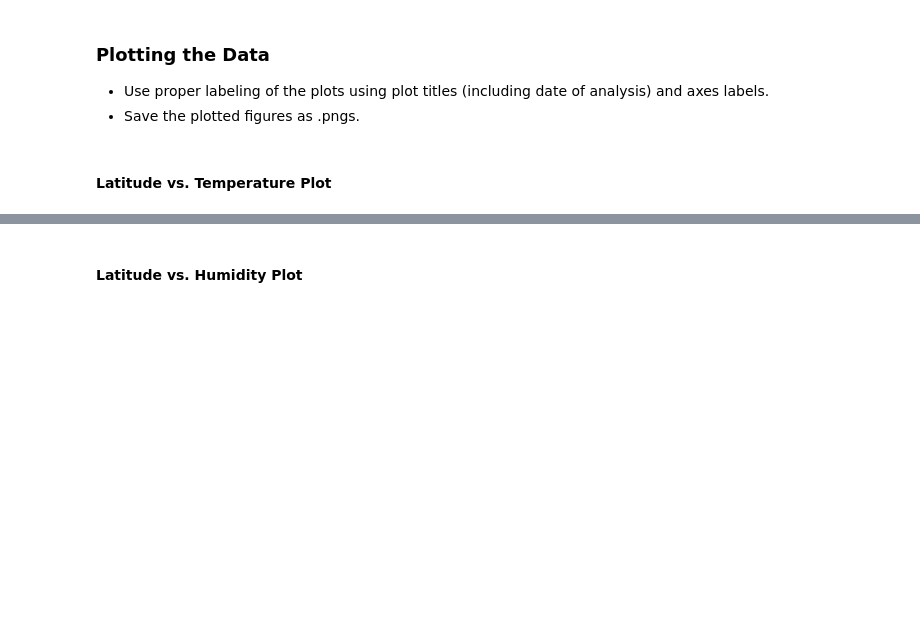
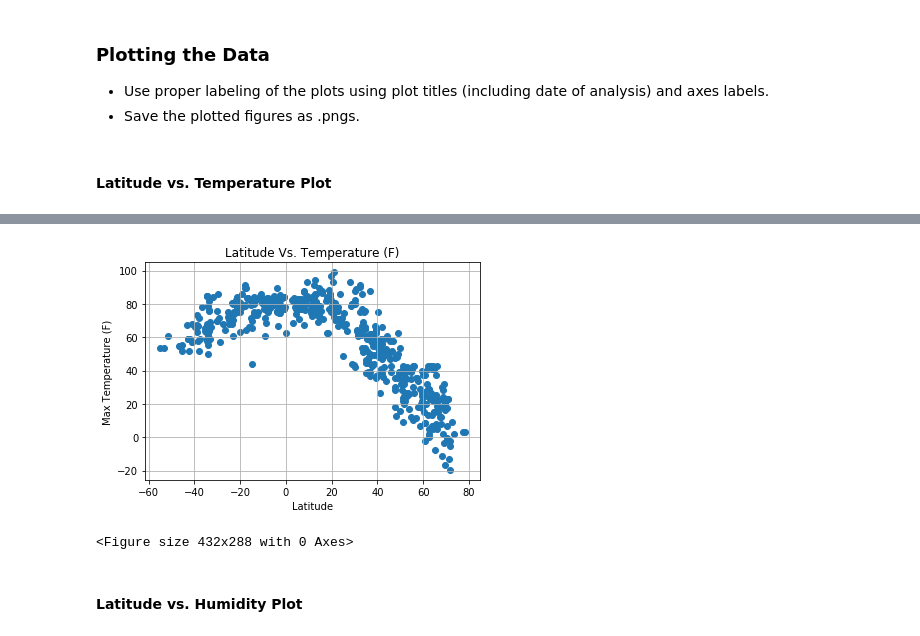
Before and after one commit to michaeltrias/python-api-challenge, a Jupyter notebook: WeatherPy_MCT.ipynb, the cells around one changed output, grey strips where cells are left out. Cells and saved outputs as stored; diff of their text form; code cells hidden in the pictures; blank space fills up the shorter version.

Commit message:
Update
-extract json data
-convert to dataframe
-latitude vs. temperature plot complete

```diff
--- a/WeatherPy_MCT.ipynb
+++ b/WeatherPy_MCT.ipynb
@@ -103,0 +129,18 @@ Processing Record 625 | Itarema
+# %%
+
+
+# with open(output_data_file,"w") as csv_file:
+#     csv_file.write(cities_request)
+#print(city_info)
+
+city_info_df = pd.DataFrame(city_info)
+print(city_info_df.head())
+
+#Temperature in Kelvin, need to convert fo Farenheit
+#tk*9/5 - 459.67
+
+city_info_df["Max Temp"] = (city_info_df["Max Temp"]*(9/5)-459.67)
+
+print(city_info_df.head())
+#output data to csv
+city_info_df.to_csv(output_data_file)
@@ -121,2 +173,19 @@ Processing Record 625 | Itarema
+# %%
+plt.scatter(city_info_df["Latitude"],city_info_df["Max Temp"])
+plt.xlabel("Latitude")
+plt.ylabel("Max Temperature (F)")
+plt.title("Latitude Vs. Temperature (F)")
+
+plt.grid(True)
+plt.show()
+# Save the figure
+plt.savefig("output_data/Fig1.png")
+
+
+
+# temperature is too high for some reason
+# %% [output]
+[figure, added]
+<Figure size 432x288 with 0 Axes>
 # %% [markdown]
 #### Latitude vs. Humidity Plot
```
Also changed, not shown: parts of 8 cells of this notebook.
